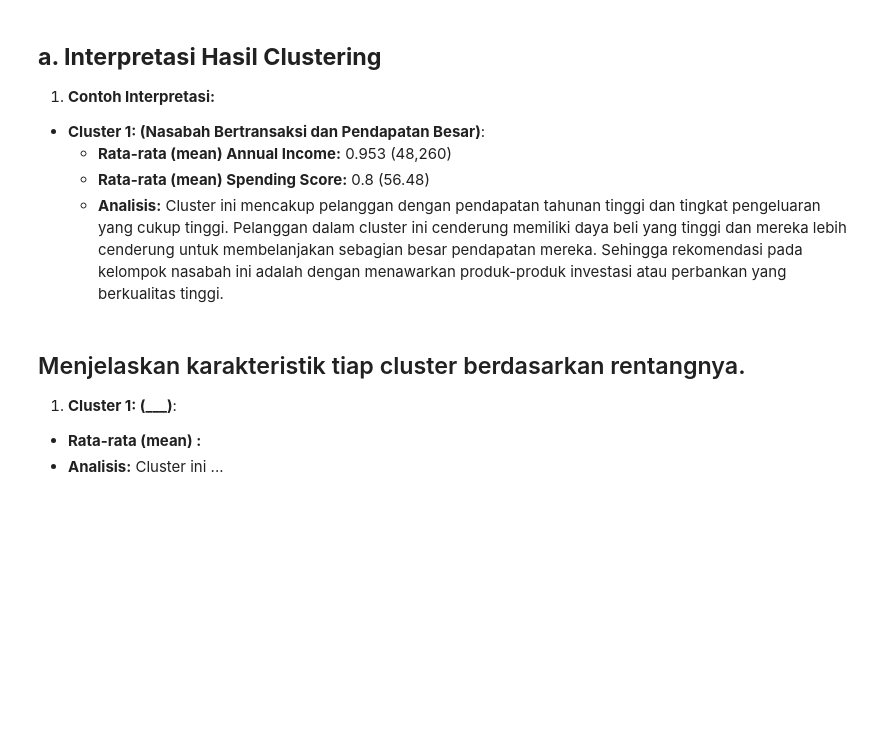
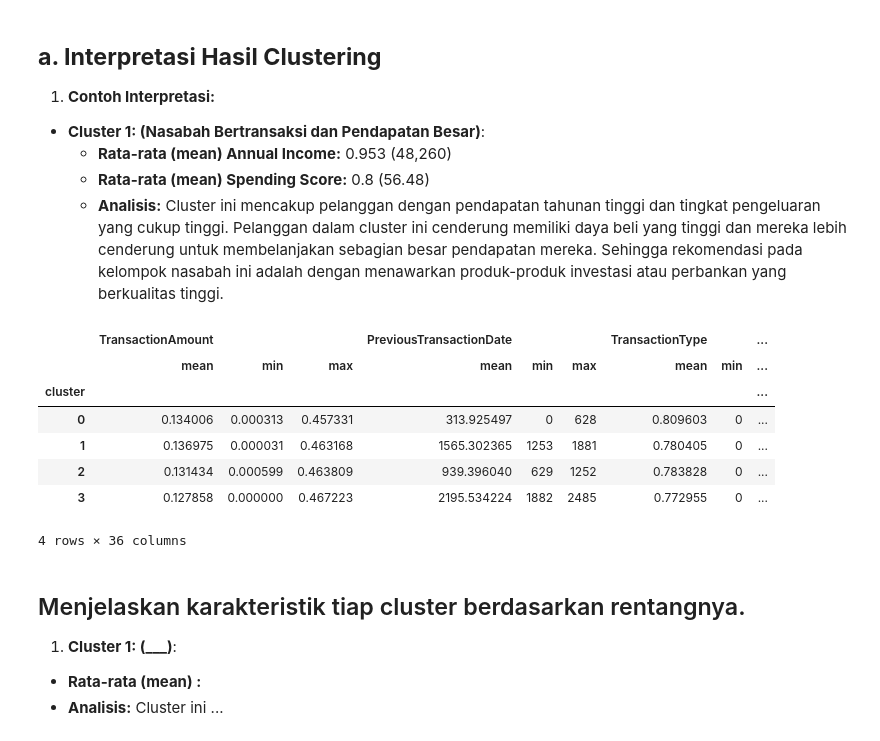
Before and after one commit to adyuta447/bank-transaction-dataset-for-fraud-detection, a Jupyter notebook: [Clustering]_Submission_Akhir_BMLP_Jan_Agra_Adyuta_Harnowo.ipynb, the cells around one changed output. Cells and saved outputs as stored; diff of their text form; code cells hidden in the pictures; blank space fills up the shorter version.

```diff
--- a/[Clustering]_Submission_Akhir_BMLP_Jan_Agra_Adyuta_Harnowo.ipynb
+++ b/[Clustering]_Submission_Akhir_BMLP_Jan_Agra_Adyuta_Harnowo.ipynb
@@ -408,7 +408,20 @@ joblib.dump(pca, 'PCA_model_clustering.h5')
 # %%
 # Menampilkan analisis deskriptif minimal mean, min dan max untuk fitur numerik.
 # Silakan menambahkan fungsi agregasi lainnya untuk experience lebih baik.
 # pastikan output menghasilkan agregasi dan groupby bersamaan dengan mean, min, dan max.
+df['cluster'] = kmeans.labels_
+
+cluster_stats = df.groupby('cluster').agg(['mean', 'min', 'max'])
+cluster_stats
+# %% [output]
+|  | TransactionAmount |  |  | PreviousTransactionDate |  |  | TransactionType |  | ... |
+|  | mean | min | max | mean | min | max | mean | min | ... |
+| cluster |  |  |  |  |  |  |  |  | ... |
+| 0 | 0.134006 | 0.000313 | 0.457331 | 313.925497 | 0 | 628 | 0.809603 | 0 | ... |
+| 1 | 0.136975 | 0.000031 | 0.463168 | 1565.302365 | 1253 | 1881 | 0.780405 | 0 | ... |
+| 2 | 0.131434 | 0.000599 | 0.463809 | 939.396040 | 629 | 1252 | 0.783828 | 0 | ... |
+| 3 | 0.127858 | 0.000000 | 0.467223 | 2195.534224 | 1882 | 2485 | 0.772955 | 0 | ... |
+4 rows × 36 columns
 # %% [markdown]
 ## Menjelaskan karakteristik tiap cluster berdasarkan rentangnya.
 1. **Cluster 1: (___)**:
```
Also changed, not shown: parts of 1 cell of this notebook.
